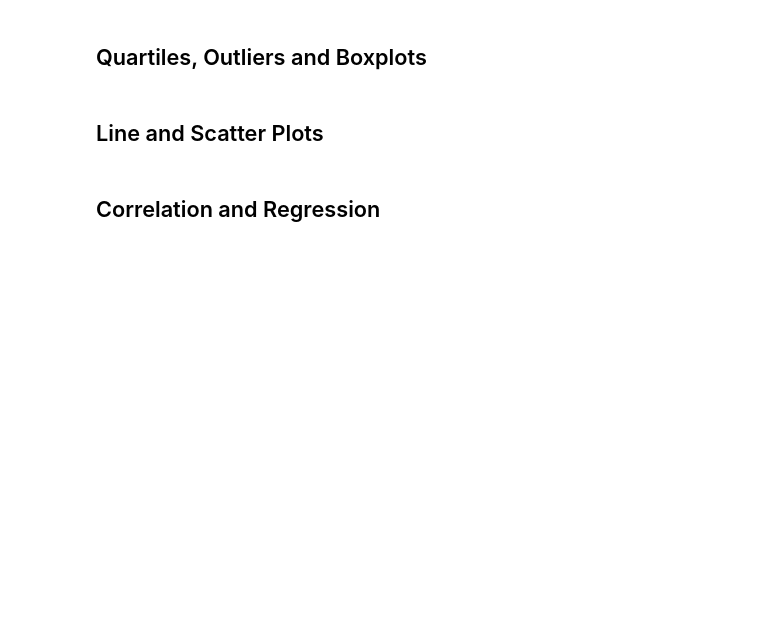
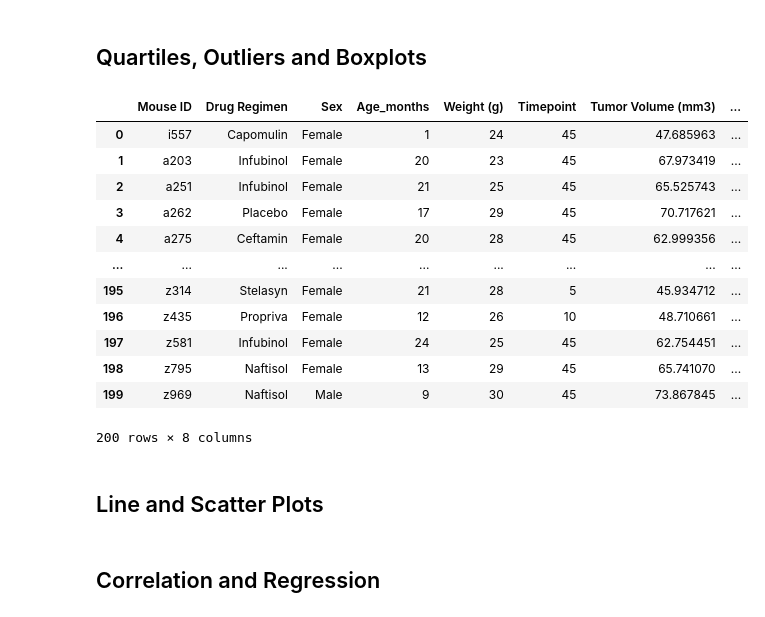
Before and after one commit to natlass/The-Power-of-Plots, a Jupyter notebook: pymaceuticals_starter.ipynb, the cells around one changed output. Saved outputs shown, nothing was run; the diff lists cells and outputs as text; code cells hidden in the pictures; blank space fills up the shorter version.

Commit message:
merge dataframe of original and max timepoints per mouse

```diff
--- a/pymaceuticals_starter.ipynb
+++ b/pymaceuticals_starter.ipynb
@@ -186,11 +187,31 @@ plt.title=("Distribution of Female vs. Male Mice (pyplot)")
 # %%
 # Calculate the final tumor volume of each mouse across four of the treatment regimens:
 # Capomulin, Ramicane, Infubinol, and Ceftamin
 
 # Start by getting the last (greatest) timepoint for each mouse
+drug_list = ['Capomulin', 'Ramicane', 'Infubinol', 'Ceftamin']
+last_timepoint_df = clean_df[['Mouse ID', 'Timepoint']]
+last_timepoint_df = clean_df.groupby('Mouse ID')
+max_df = last_timepoint_df.max()
+max_df
+# Merge this group df with the original dataframe to get the tumor volume at the last timepoint
 
-
-# Merge this group df with the original dataframe to get the tumor volume at the last timepoint
+tumor_volume_df = pd.merge(clean_df, max_df)
+tumor_volume_df
+# %% [output]
+|  | Mouse ID | Drug Regimen | Sex | Age_months | Weight (g) | Timepoint | Tumor Volume (mm3) | ... |
+| 0 | i557 | Capomulin | Female | 1 | 24 | 45 | 47.685963 | ... |
+| 1 | a203 | Infubinol | Female | 20 | 23 | 45 | 67.973419 | ... |
+| 2 | a251 | Infubinol | Female | 21 | 25 | 45 | 65.525743 | ... |
+| 3 | a262 | Placebo | Female | 17 | 29 | 45 | 70.717621 | ... |
+| 4 | a275 | Ceftamin | Female | 20 | 28 | 45 | 62.999356 | ... |
+| ... | ... | ... | ... | ... | ... | ... | ... | ... |
+| 195 | z314 | Stelasyn | Female | 21 | 28 | 5 | 45.934712 | ... |
+| 196 | z435 | Propriva | Female | 12 | 26 | 10 | 48.710661 | ... |
+| 197 | z581 | Infubinol | Female | 24 | 25 | 45 | 62.754451 | ... |
+| 198 | z795 | Naftisol | Female | 13 | 29 | 45 | 65.741070 | ... |
+| 199 | z969 | Naftisol | Male | 9 | 30 | 45 | 73.867845 | ... |
+200 rows × 8 columns
 # %%
 # Put treatments into a list for for loop (and later for plot labels)
 
```
Also changed, not shown: parts of 4 cells of this notebook.
